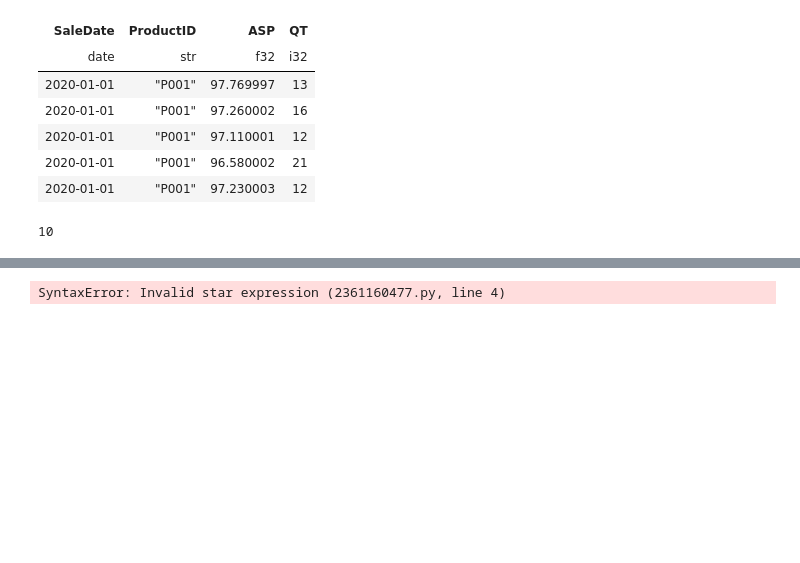
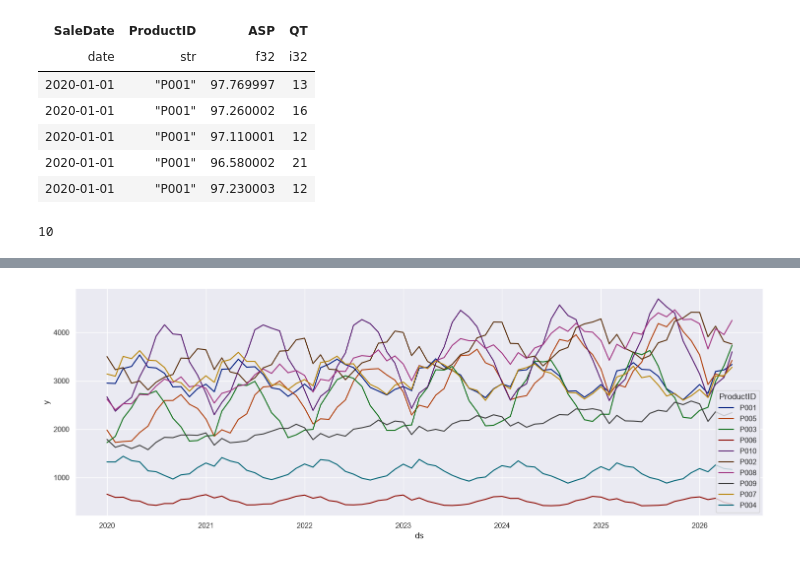
Before and after one commit to maranefabio/Company_Sales_Forecasting, a Jupyter notebook: main.ipynb, the cells around one changed output, grey strips where cells are left out. Drawn from its saved outputs; the diff is of its cells as text; code cells hidden in the pictures; blank space fills up the shorter version.

Commit message:
Added components plots

```diff
--- a/main.ipynb
+++ b/main.ipynb
@@ -90,9 +104,21 @@ shape: (5, 3)
+# %%
+def line_plot(df: pl.DataFrame, x: str, y: str, hue: str) -> None:
+    fig_in, ax_in = plt.subplots(figsize=(18, 6))
+    sns.lineplot(data=df, x=x, y=y, hue=hue, ax=ax_in)
+# %%
+line_plot(df_QT_noiseless, x='ds', y='y', hue='ProductID')
+# %% [output]
+[figure, added]
 # %%
-#df_QT.group_by(
-#    'ProductID'
-#).agg(
-#    pl.col('Produ').count()
-#)
+noise: np.ndarray = np.ones(len(df_QT_noiseless))
+products: list[str] = df_QT_noiseless['ProductID'].unique().sort().to_list()
+
+for i, product in enumerate(products):
+    mask: np.ndarray[bool] = (df_QT_noiseless["ProductID"] == product).to_numpy()
+    mask_size: int = mask.sum()
+    noise[mask]: Iterator[float] = np.random.default_rng(RANDOM_SEED + i).normal(1.0, 0.05, mask_size)
+
+df_QT: pl.DataFrame = df_QT_noiseless.with_columns(
+    (pl.col("y") * pl.Series("noise", noise)).round(2).alias("y")
+)
-# %% [output]
-SyntaxError: Invalid star expression (2361160477.py, line 4)
 # %%
```
Also changed, not shown: parts of 13 cells of this notebook, 2 other files.
